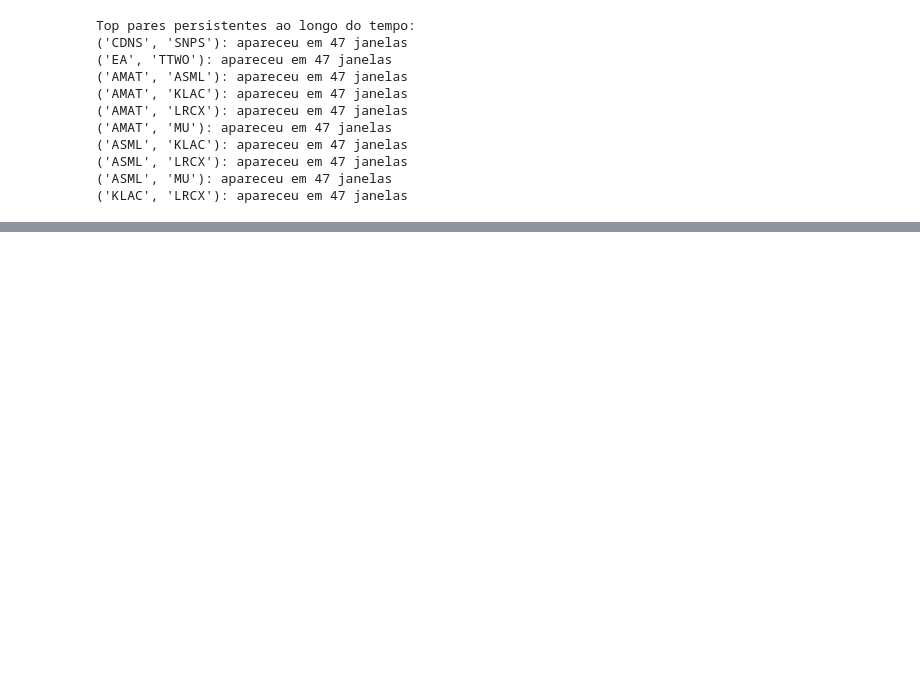
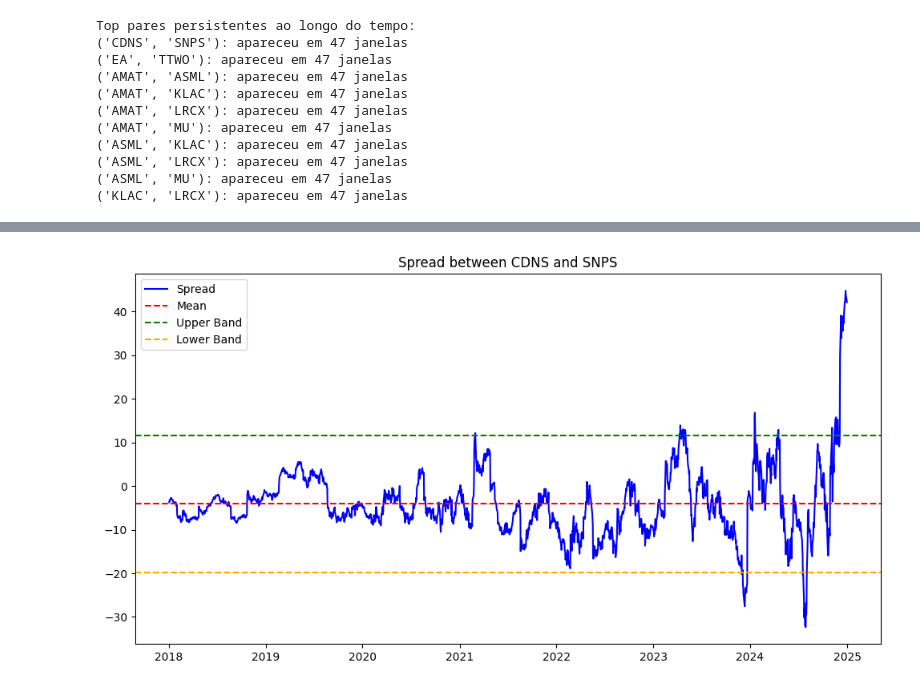
Before and after one commit to joaopino/Financial_Markets_Data_Analysis, a Jupyter notebook: ADMF.ipynb, the cells around one changed output, grey strips where cells are left out. Cells and saved outputs as stored; diff of their text form; code cells hidden in the pictures; blank space fills up the shorter version.

```diff
--- a/ADMF.ipynb
+++ b/ADMF.ipynb
@@ -319,0 +366,95 @@ Par: ('AMAT', 'MU'), Half-life: 52.20, Correlation: 0.93, Z-score vol: 1.00
+# %%
+
+# Definições
+window_sizes = [30, 60, 90, 120, 150, 180]
+step_sizes = [10, 20, 30]
+thresholds = [0.5, 1.0, 1.5, 2.0]
+rolling_pairs_all = defaultdict(list)
+
+# Loop principal sobre todas as janelas e parâmetros
+for window in window_sizes:
+    for step in step_sizes:
+        for threshold in thresholds:
+            for start in range(0, len(data) - window, step):
+                end = start + window
+                window_data = data.iloc[start:end]
+                returns = window_data.pct_change(fill_method=None).dropna()
+
+                if returns.shape[0] < 10:
+                    continue
+                if np.abs(returns).max().max() > 0.5:
+                    continue
+
+                corr_matrix = returns.corr()
+                distance_matrix = np.sqrt(2 * (1 - corr_matrix))
+                linked = linkage(squareform(distance_matrix), method='ward')
+                clusters = fcluster(linked, threshold, criterion='distance')
+                cluster_labels = pd.Series(clusters, index=returns.columns)
+
+                for cluster_id in np.unique(clusters):
+                    cluster_stocks = cluster_labels[cluster_labels == cluster_id].index.tolist()
+                    if len(cluster_stocks) > 1:
+                        pairs = [(cluster_stocks[i], cluster_stocks[j])
+                                 for i in range(len(cluster_stocks))
+                                 for j in range(i + 1, len(cluster_stocks))]
+                        for pair in pairs:
+                            rolling_pairs_all[pair].append((start, end))
+
+# Selecionar apenas os pares persistentes
+seen_all = {pair for pair, windows in rolling_pairs_all.items() if len(windows) > 1}
+rolling_pairs_filtered = {pair: rolling_pairs_all[pair] for pair in seen_all}
+
+# Contagem de persistência
+pair_counts_all = {pair: len(windows) for pair, windows in rolling_pairs_filtered.items()}
+top_pairs_all = sorted(pair_counts_all.items(), key=lambda x: x[1], reverse=True)
+
+print("\nTop pares persistentes ao longo do tempo:")
+for pair, count in top_pairs_all[:10]:
+    print(f"{pair}: apareceu em {count} janelas")
+
+# Seleção e avaliação dos pares
+selected_pairs_all = [pair for pair, _ in top_pairs_all[:10]]
+final_results_all = []
+pair_stats_all = {}
+
+for pair in selected_pairs_all:
+    j_test = johansen_test(pair, data)
+    eg_test = engle_granger_test(pair, data)
+    metrics = calculate_metrics(pair, data)
+
+    pair_stats_all[pair] = {
+        'johansen': j_test,
+        'engle_granger': eg_test,
+        **metrics
+    }
+
+    if j_test or eg_test:
+        score = (
+            1.0 * int(j_test or eg_test) +
+            0.3 * metrics['correlation'] +
+            0.3 * (1 / (metrics['half_life'] + 1e-6)) +
+            0.1 * (1 / (metrics['zscore_vol'] + 1e-6))
+        )
+
+        pair_stats_all[pair]['score'] = score
+        final_results_all.append({'pair': pair, **pair_stats_all[pair]})
+
+results_df_all = pd.DataFrame(final_results_all).sort_values('score', ascending=False)
+
+if results_df_all.empty:
+    print("\nNenhum par passou nos testes de cointegração.")
+else:
+    print("\nTop pares cointegrados encontrados:")
+    display(results_df_all[['pair', 'johansen', 'engle_granger', 'half_life', 'correlation', 'zscore_vol', 'score']].head(10))
+
+    print("\nResultados detalhados e spread:")
+    for pair in results_df_all['pair']:
+        stats = pair_stats_all[pair]
+        print(
+            f"Par: {pair}, "
+            f"Half-life: {stats['half_life']:.2f}, "
+            f"Correlation: {stats['correlation']:.2f}, "
+            f"Z-score vol: {stats['zscore_vol']:.2f}"
+        )
+        plot_spread(pair, data)
+# %% [output]
@@ -319,0 +485 @@ Par: ('AMAT', 'MU'), Half-life: 52.20, Correlation: 0.93, Z-score vol: 1.00
+[figure, added]
```
Also changed, not shown: parts of 12 cells of this notebook, 2 other files.
